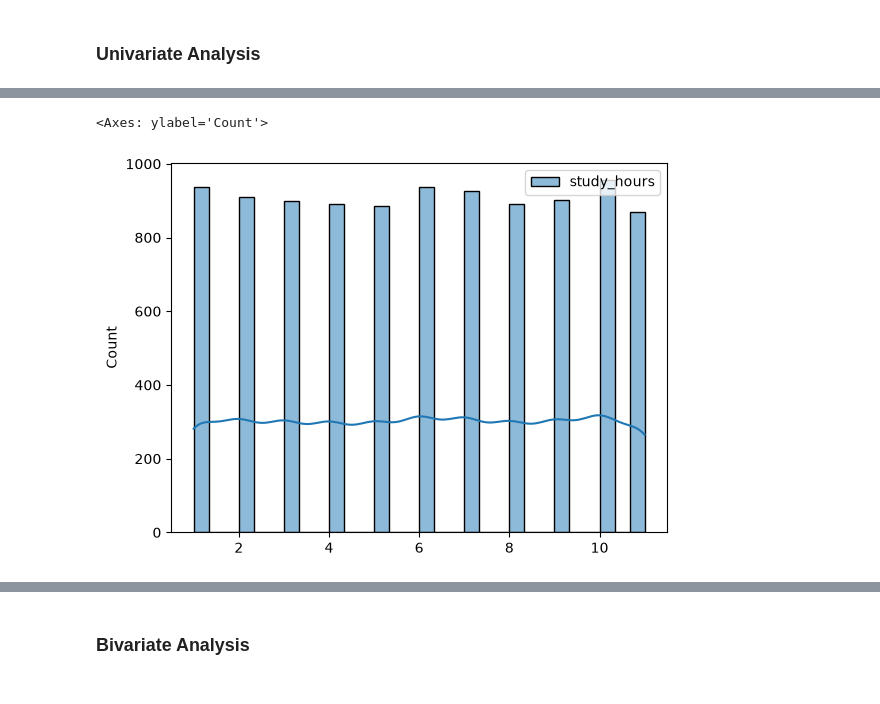
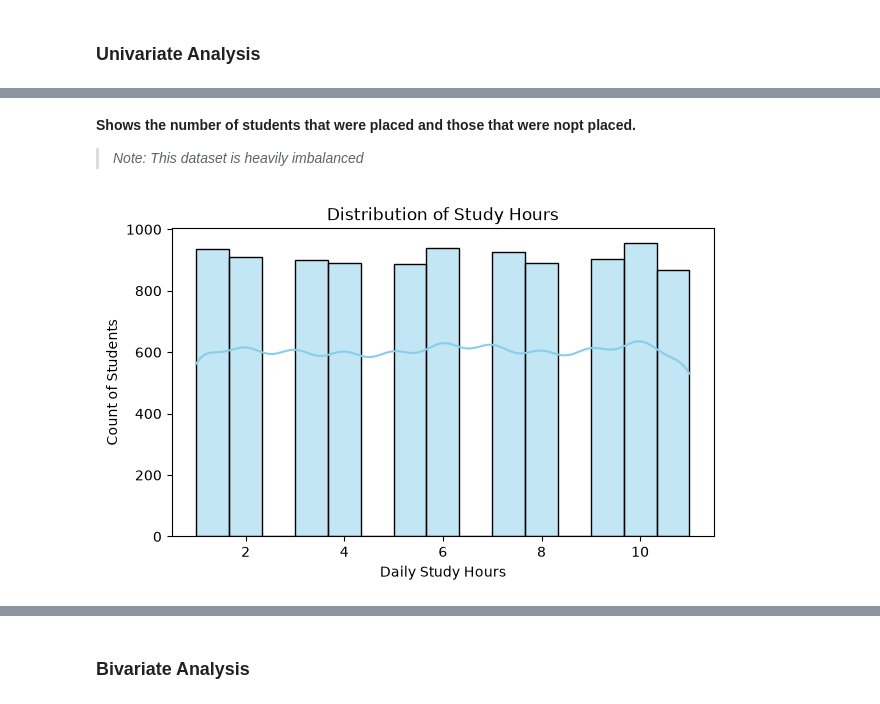
Before and after one commit to Melchizedek-Madaki/Placement-Prediction, a Jupyter notebook: student_performance.ipynb, the cells around one changed output, grey strips where cells are left out. Saved outputs shown, nothing was run; the diff lists cells and outputs as text; code cells hidden in the pictures.

```diff
--- a/student_performance.ipynb
+++ b/student_performance.ipynb
@@ -114,5 +168,13 @@ comparison = df[['study_hours', 'sleep_hours']]
+# %% [markdown]
+**Shows the number of students that were placed and those that were nopt placed.**
+
+> *Note: This dataset is heavily imbalanced*
 # %%
-sns.histplot(df[['study_hours']], bins=30, kde=True)
+plt.figure(figsize=(7, 4))
+sns.histplot(df['study_hours'], bins=15, kde=True, color='skyblue')
+plt.title('Distribution of Study Hours')
+plt.xlabel('Daily Study Hours')
+plt.ylabel('Count of Students')
+plt.show()
 # %% [output]
-<Axes: ylabel='Count'>
-[figure, old version]
+[figure, new version]
```
Also changed, not shown: parts of 33 cells of this notebook, 12 other files.
